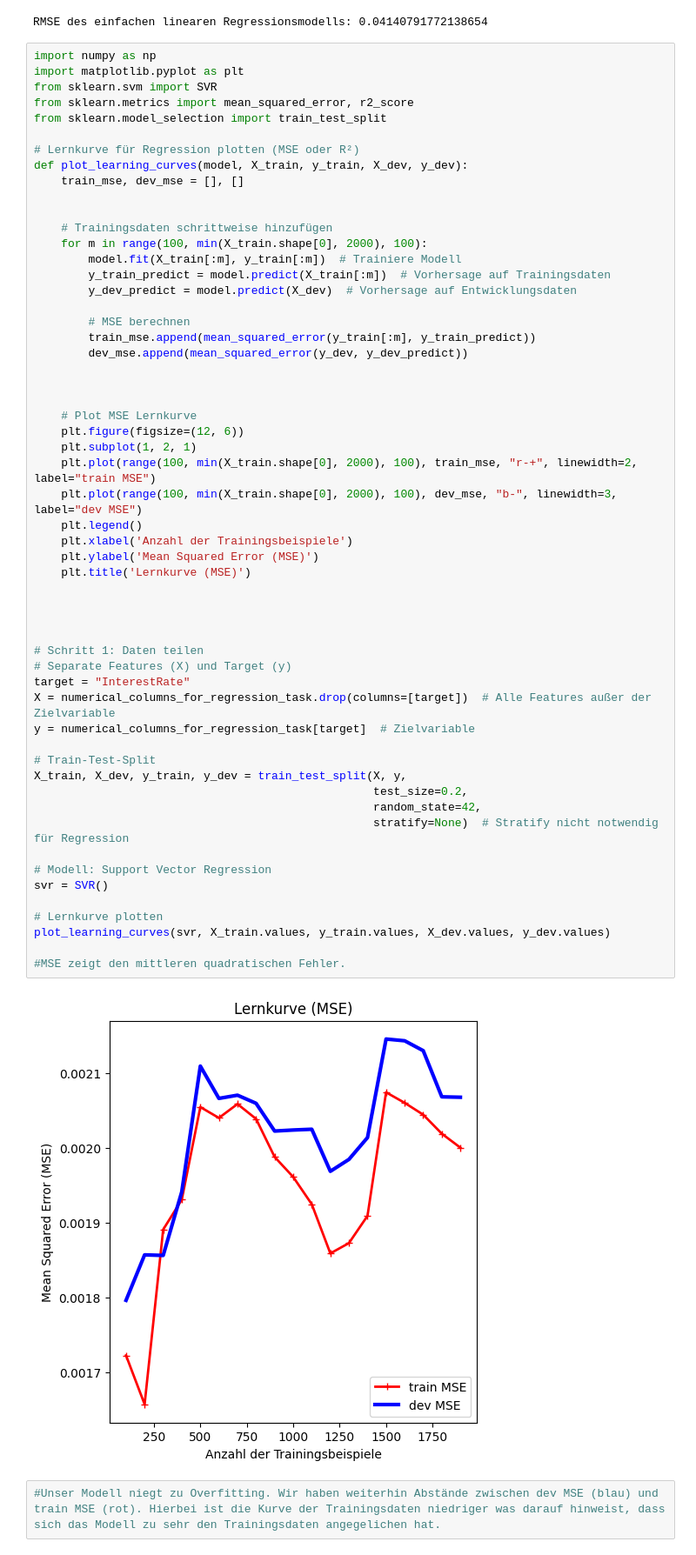
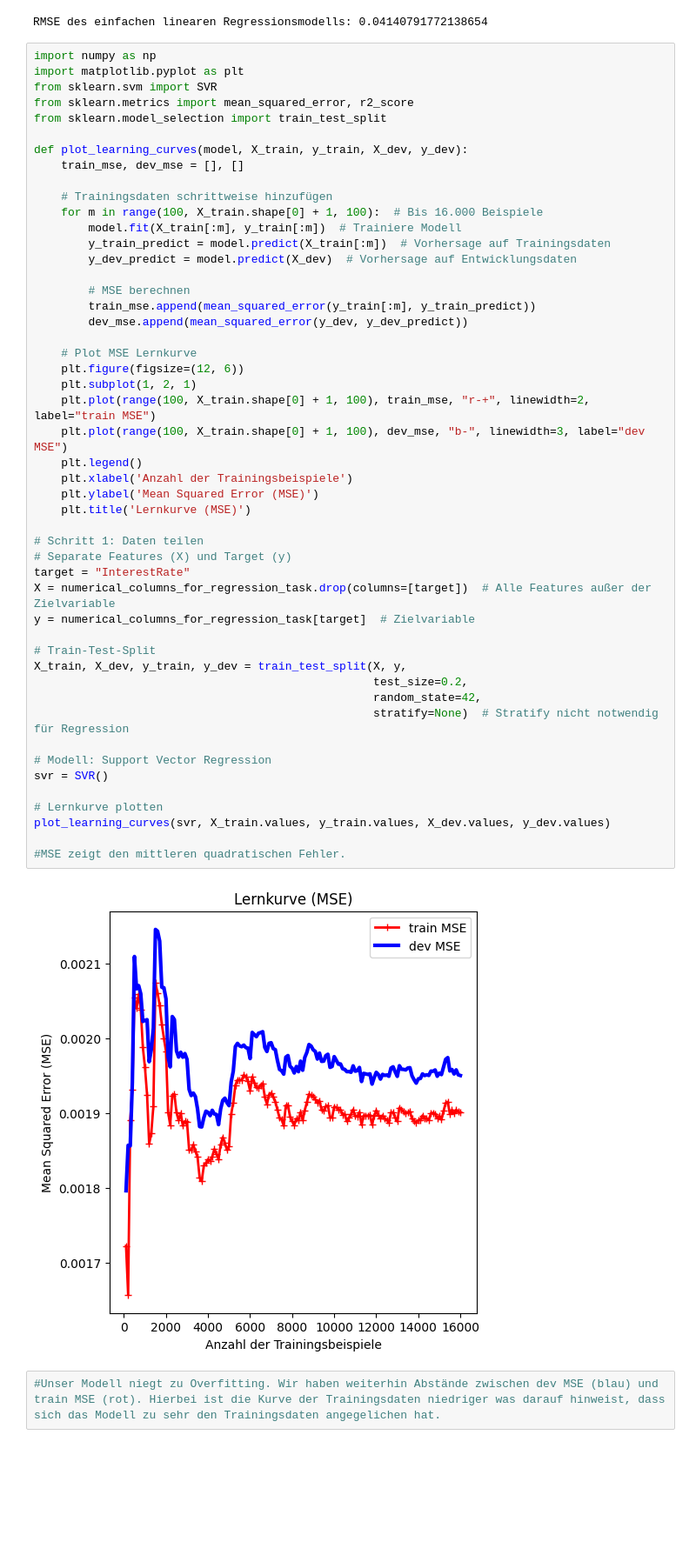
Before and after one commit to jovicdev97/financial-data-analytics, a Jupyter notebook: test.ipynb, the cells around one changed output. Shown at 87% size. Saved outputs shown, nothing was run; the diff lists cells and outputs as text; blank space fills up the shorter version.

```diff
--- a/test.ipynb
+++ b/test.ipynb
@@ -1296,13 +1296,11 @@ from sklearn.svm import SVR
 from sklearn.metrics import mean_squared_error, r2_score
 from sklearn.model_selection import train_test_split
 
-# Lernkurve für Regression plotten (MSE oder R²)
 def plot_learning_curves(model, X_train, y_train, X_dev, y_dev):
     train_mse, dev_mse = [], []
 
-
     # Trainingsdaten schrittweise hinzufügen
-    for m in range(100, min(X_train.shape[0], 2000), 100):
+    for m in range(100, X_train.shape[0] + 1, 100):  # Bis 16.000 Beispiele
         model.fit(X_train[:m], y_train[:m])  # Trainiere Modell
         y_train_predict = model.predict(X_train[:m])  # Vorhersage auf Trainingsdaten
         y_dev_predict = model.predict(X_dev)  # Vorhersage auf Entwicklungsdaten
@@ -1311,42 +1309,37 @@ def plot_learning_curves(model, X_train, y_train, X_dev, y_dev):
         train_mse.append(mean_squared_error(y_train[:m], y_train_predict))
         dev_mse.append(mean_squared_error(y_dev, y_dev_predict))
 
-
-
     # Plot MSE Lernkurve
     plt.figure(figsize=(12, 6))
     plt.subplot(1, 2, 1)
-    plt.plot(range(100, min(X_train.shape[0], 2000), 100), train_mse, "r-+", linewidth=2, label="train MSE")
-    plt.plot(range(100, min(X_train.shape[0], 2000), 100), dev_mse, "b-", linewidth=3, label="dev MSE")
+    plt.plot(range(100, X_train.shape[0] + 1, 100), train_mse, "r-+", linewidth=2, label="train MSE")
+    plt.plot(range(100, X_train.shape[0] + 1, 100), dev_mse, "b-", linewidth=3, label="dev MSE")
     plt.legend()
     plt.xlabel('Anzahl der Trainingsbeispiele')
     plt.ylabel('Mean Squared Error (MSE)')
     plt.title('Lernkurve (MSE)')
-
-
-
 
 # Schritt 1: Daten teilen
 # Separate Features (X) und Target (y)
 target = "InterestRate"
 X = numerical_columns_for_regression_task.drop(columns=[target])  # Alle Features außer der Zielvariable
 y = numerical_columns_for_regression_task[target]  # Zielvariable
 
 # Train-Test-Split
 X_train, X_dev, y_train, y_dev = train_test_split(X, y,
                                                   test_size=0.2,
                                                   random_state=42,
                                                   stratify=None)  # Stratify nicht notwendig für Regression
 
 # Modell: Support Vector Regression
 svr = SVR()
 
 # Lernkurve plotten
 plot_learning_curves(svr, X_train.values, y_train.values, X_dev.values, y_dev.values)
 
 #MSE zeigt den mittleren quadratischen Fehler.
 # %% [output]
-[figure, old version]
+[figure, new version]
 # %%
 #Unser Modell niegt zu Overfitting. Wir haben weiterhin Abstände zwischen dev MSE (blau) und train MSE (rot). Hierbei ist die Kurve der Trainingsdaten niedriger was darauf hinweist, dass sich das Modell zu sehr den Trainingsdaten angegelichen hat.
 # %%
```
Also changed, not shown: parts of 11 cells of this notebook.
